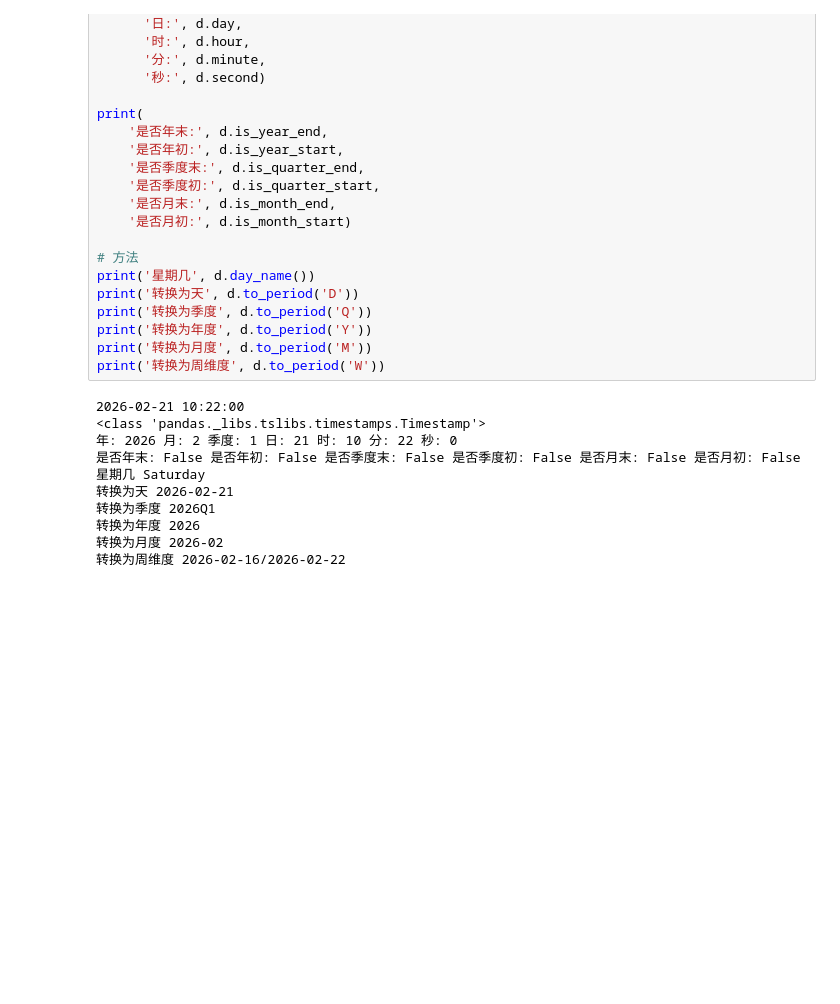
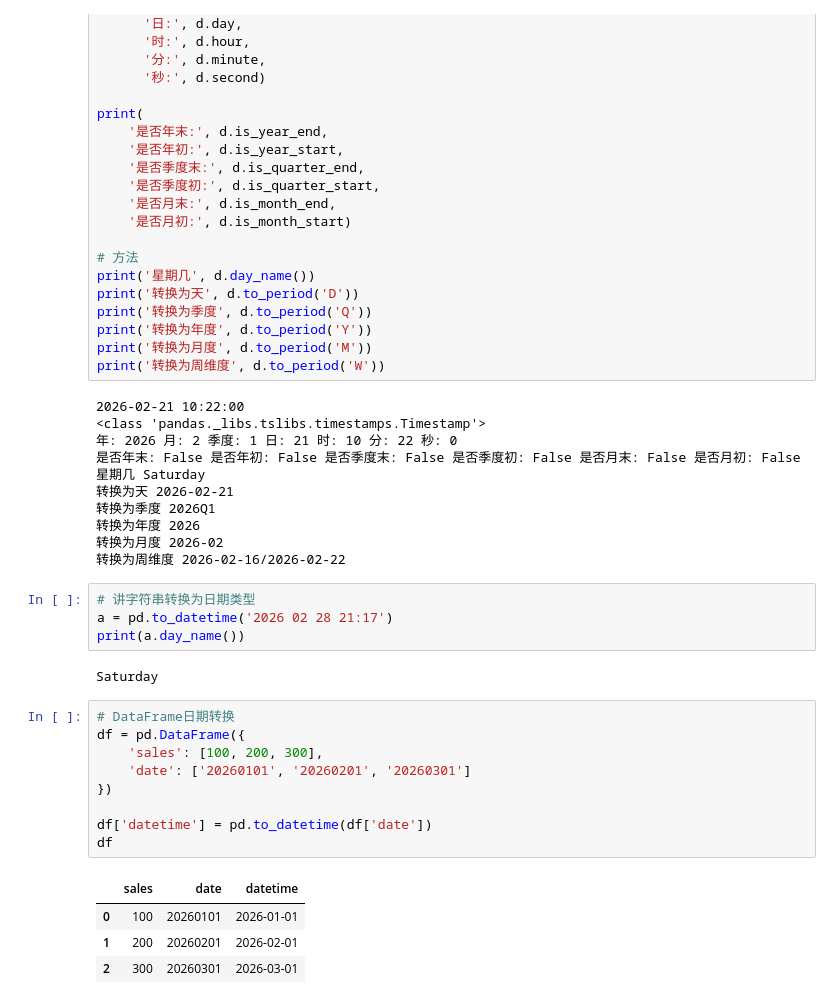
Before and after one commit to WithoutBug8/A_n_M_Learning_Repo, a Jupyter notebook: Machine Learning/Numpy_Pandas_Matplotlib/pandas/Notes/3. pandas数据分析.ipynb, the cells around one changed output. Saved outputs shown, nothing was run; the diff lists cells and outputs as text; blank space fills up the shorter version.

```diff
--- a/Machine Learning/Numpy_Pandas_Matplotlib/pandas/Notes/3. pandas数据分析.ipynb
+++ b/Machine Learning/Numpy_Pandas_Matplotlib/pandas/Notes/3. pandas数据分析.ipynb
@@ -454,3 +455,23 @@ print('转换为周维度', d.to_period('W'))
 转换为年度 2026
 转换为月度 2026-02
 转换为周维度 2026-02-16/2026-02-22
+# %%
+# 讲字符串转换为日期类型
+a = pd.to_datetime('2026 02 28 21:17')
+print(a.day_name())
+# %% [output]
+Saturday
+# %%
+# DataFrame日期转换
+df = pd.DataFrame({
+    'sales': [100, 200, 300],
+    'date': ['20260101', '20260201', '20260301']
+})
+
+df['datetime'] = pd.to_datetime(df['date'])
+df
+# %% [output]
+|  | sales | date | datetime |
+| 0 | 100 | 20260101 | 2026-01-01 |
+| 1 | 200 | 20260201 | 2026-02-01 |
+| 2 | 300 | 20260301 | 2026-03-01 |
```
Also changed, not shown: parts of 8 cells of this notebook, 2 other files.
